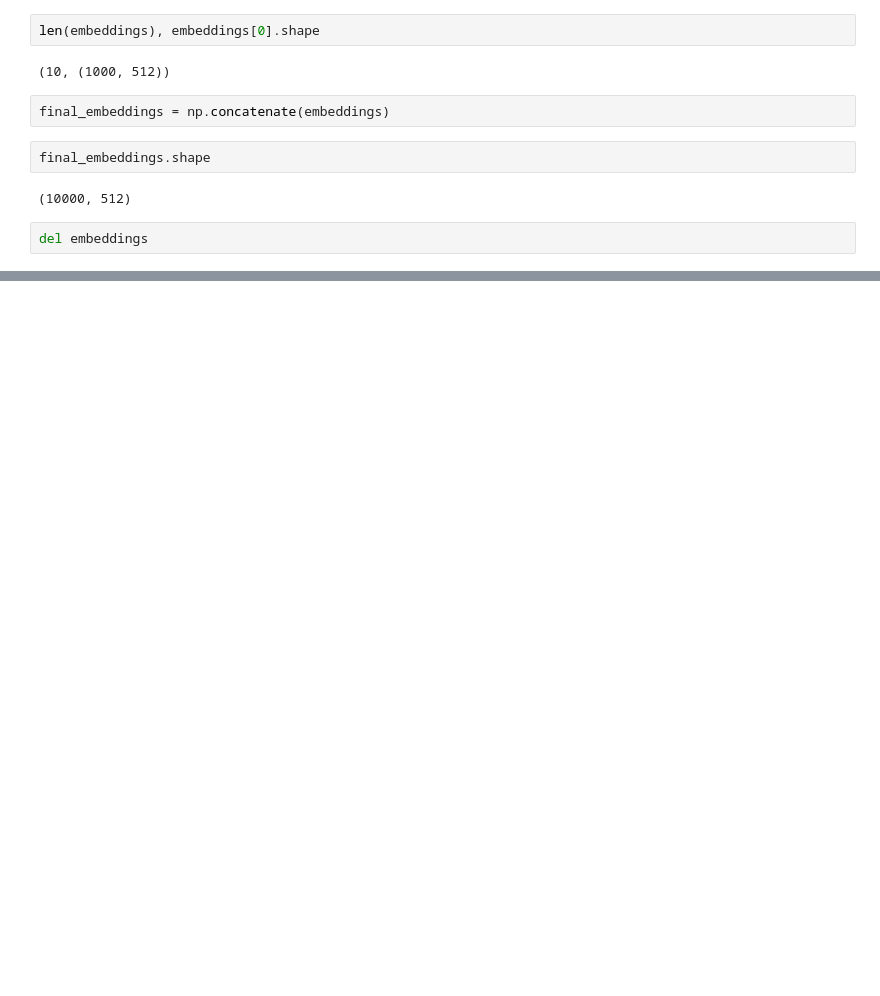
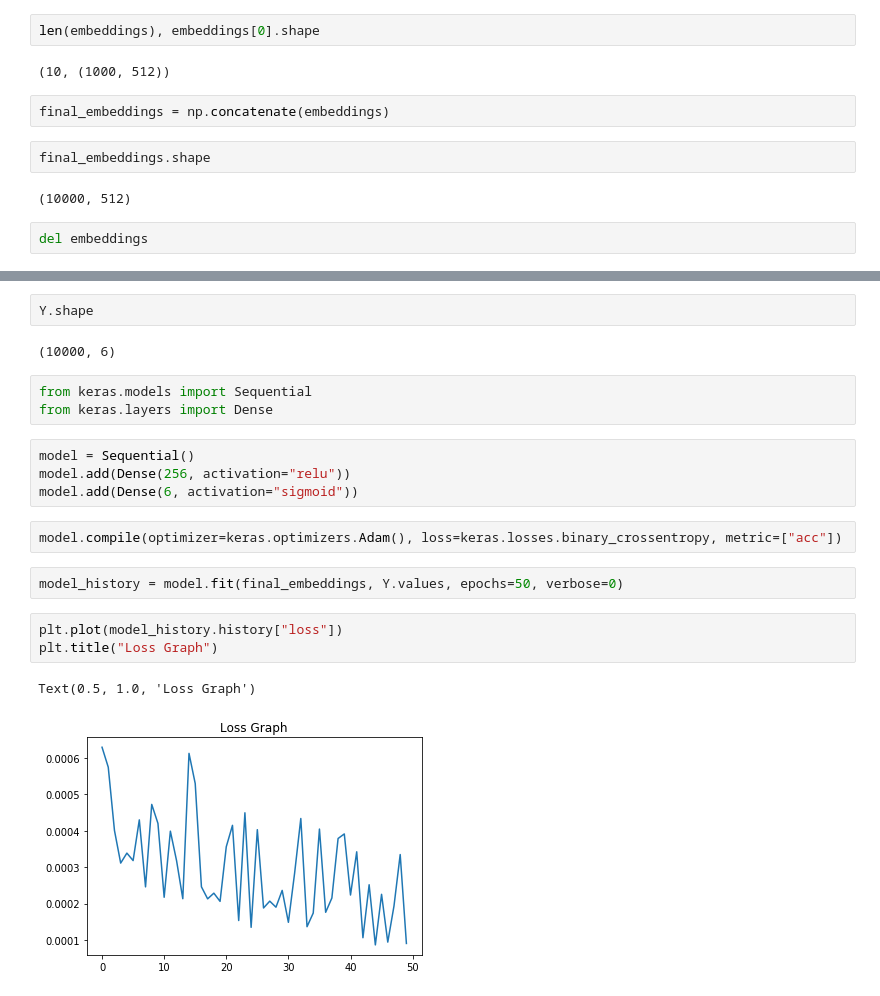
Before and after one commit to shivam-kotwalia/data-science-project, a Jupyter notebook: Multi_label_and_multi_class_classification_NLP.ipynb, the cells around one changed output, grey strips where cells are left out. Cells and saved outputs as stored; diff of their text form; blank space fills up the shorter version.

```diff
--- a/Multi_label_and_multi_class_classification_NLP.ipynb
+++ b/Multi_label_and_multi_class_classification_NLP.ipynb
@@ -261,0 +264,21 @@ del embeddings
+# %%
+Y.shape
+# %% [output]
+(10000, 6)
+# %%
+from keras.models import Sequential
+from keras.layers import Dense
+# %%
+model = Sequential()
+model.add(Dense(256, activation="relu"))
+model.add(Dense(6, activation="sigmoid"))
+# %%
+model.compile(optimizer=keras.optimizers.Adam(), loss=keras.losses.binary_crossentropy, metric=["acc"])
+# %%
+model_history = model.fit(final_embeddings, Y.values, epochs=50, verbose=0)
+# %%
+plt.plot(model_history.history["loss"])
+plt.title("Loss Graph")
+# %% [output]
+Text(0.5, 1.0, 'Loss Graph')
+[figure, added]
```
Also changed, not shown: parts of 3 cells of this notebook.
